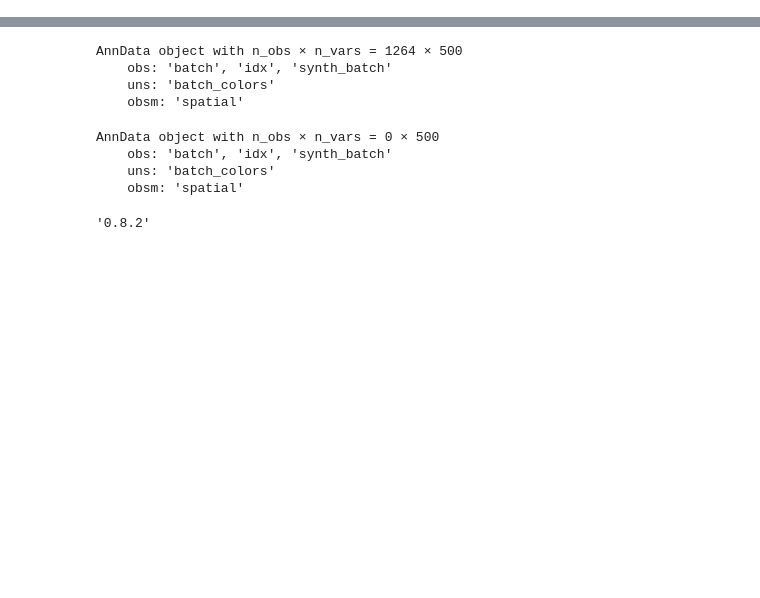
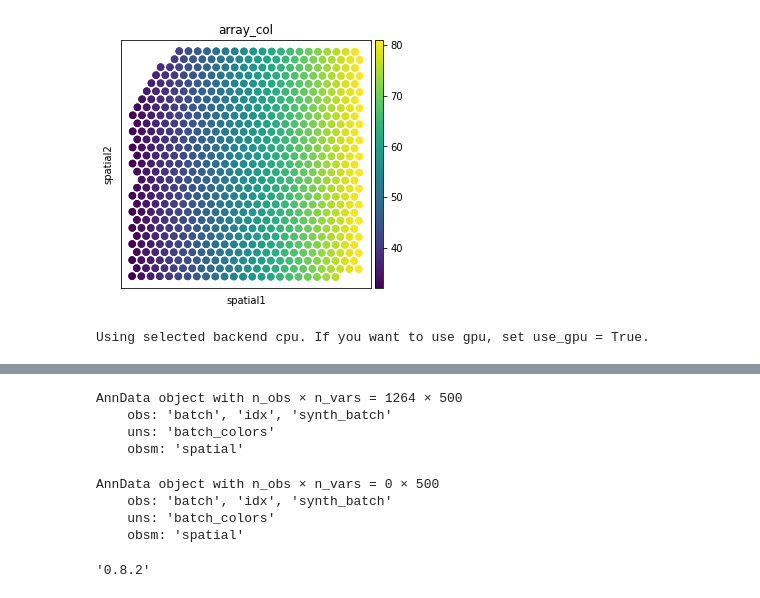
Before and after one commit to theislab/moscot_benchmarks, a Jupyter notebook: experiments/space/alignment/test_paste.ipynb, the cells around one changed output, grey strips where cells are left out. Cells and saved outputs as stored; diff of their text form; code cells hidden in the pictures; blank space fills up the shorter version.

Commit message:
update with paste for alignment

```diff
--- a/experiments/space/alignment/test_paste.ipynb
+++ b/experiments/space/alignment/test_paste.ipynb
@@ -46,0 +72,3 @@ sc.pl.spatial(adata, spot_size=0.1, color="batch")
+# %%
+sq.pl.spatial_scatter(adata, shape=None, color="array_col")
+# %% [output]
@@ -46,0 +76,7 @@ sc.pl.spatial(adata, spot_size=0.1, color="batch")
+[figure, added]
+# %%
+import paste as pst
+
+pi12 = pst.pairwise_align(adata, adata2, norm=True)
+# %% [output]
+Using selected backend cpu. If you want to use gpu, set use_gpu = True.
```
Also changed, not shown: parts of 21 cells of this notebook, 4 other files.
